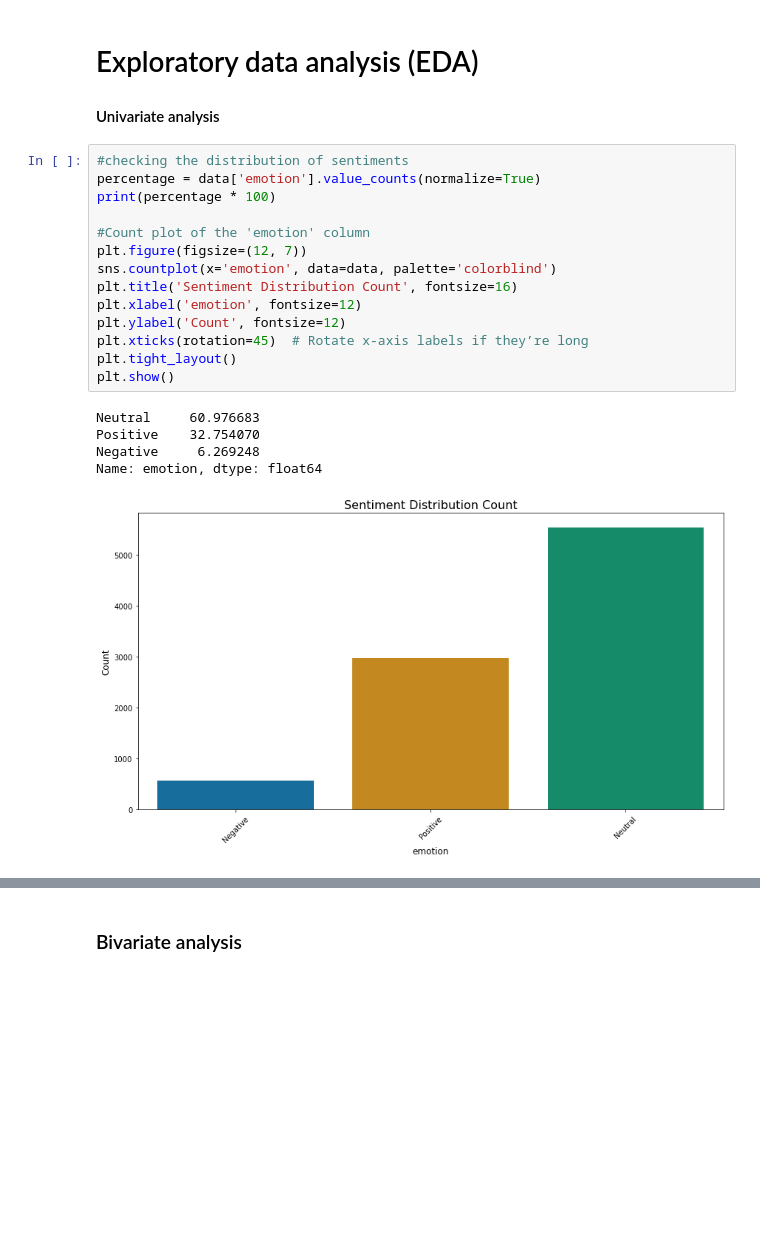
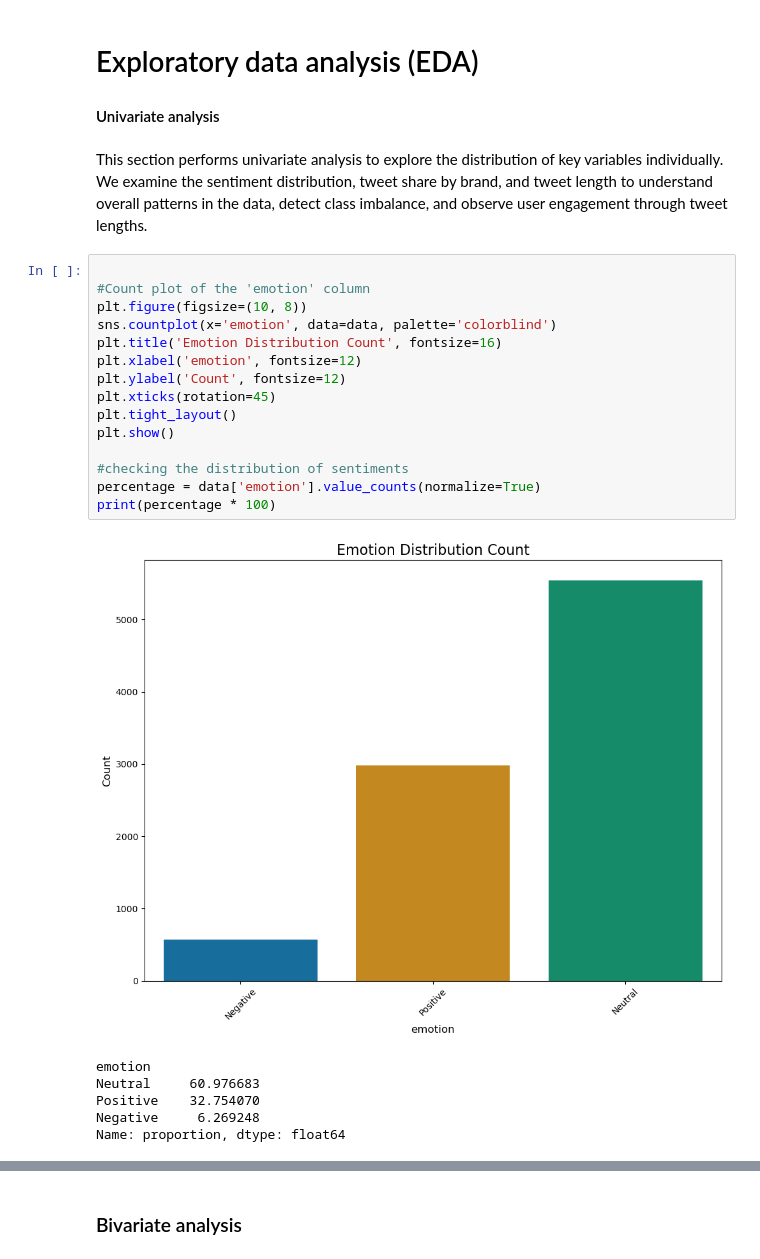
Before and after one commit to Julie-Nyawira/Phase4_Project, a Jupyter notebook: Index.ipynb, the cells around one changed output, grey strips where cells are left out. Drawn from its saved outputs; the diff is of its cells as text; blank space fills up the shorter version.

```diff
--- a/Index.ipynb
+++ b/Index.ipynb
@@ -247,26 +246,30 @@ Name: brand, dtype: int64
 # Exploratory data analysis (EDA)
 
 #### Univariate analysis
+# %% [markdown]
+This section performs univariate analysis to explore the distribution of key variables individually. We examine the sentiment distribution, tweet share by brand, and tweet length to understand overall patterns in the data, detect class imbalance, and observe user engagement through tweet lengths.
 # %%
+
+#Count plot of the 'emotion' column
+plt.figure(figsize=(10, 8))
+sns.countplot(x='emotion', data=data, palette='colorblind')
+plt.title('Emotion Distribution Count', fontsize=16)
+plt.xlabel('emotion', fontsize=12)
+plt.ylabel('Count', fontsize=12)
+plt.xticks(rotation=45)
+plt.tight_layout()
+plt.show()
+
 #checking the distribution of sentiments
 percentage = data['emotion'].value_counts(normalize=True)
 print(percentage * 100)
-
-#Count plot of the 'emotion' column
-plt.figure(figsize=(12, 7))
-sns.countplot(x='emotion', data=data, palette='colorblind')
-plt.title('Sentiment Distribution Count', fontsize=16)
-plt.xlabel('emotion', fontsize=12)
-plt.ylabel('Count', fontsize=12)
-plt.xticks(rotation=45)  # Rotate x-axis labels if they’re long
-plt.tight_layout()
-plt.show()
 # %% [output]
+[figure, new version]
+emotion
 Neutral     60.976683
 Positive    32.754070
 Negative     6.269248
-Name: emotion, dtype: float64
+Name: proportion, dtype: float64
-[figure, old version]
 # %%
 #pie chart to visualize Tweet share by brand
 brand_share = data['brand'].value_counts(normalize=True)
```
Also changed, not shown: parts of 69 cells of this notebook.
